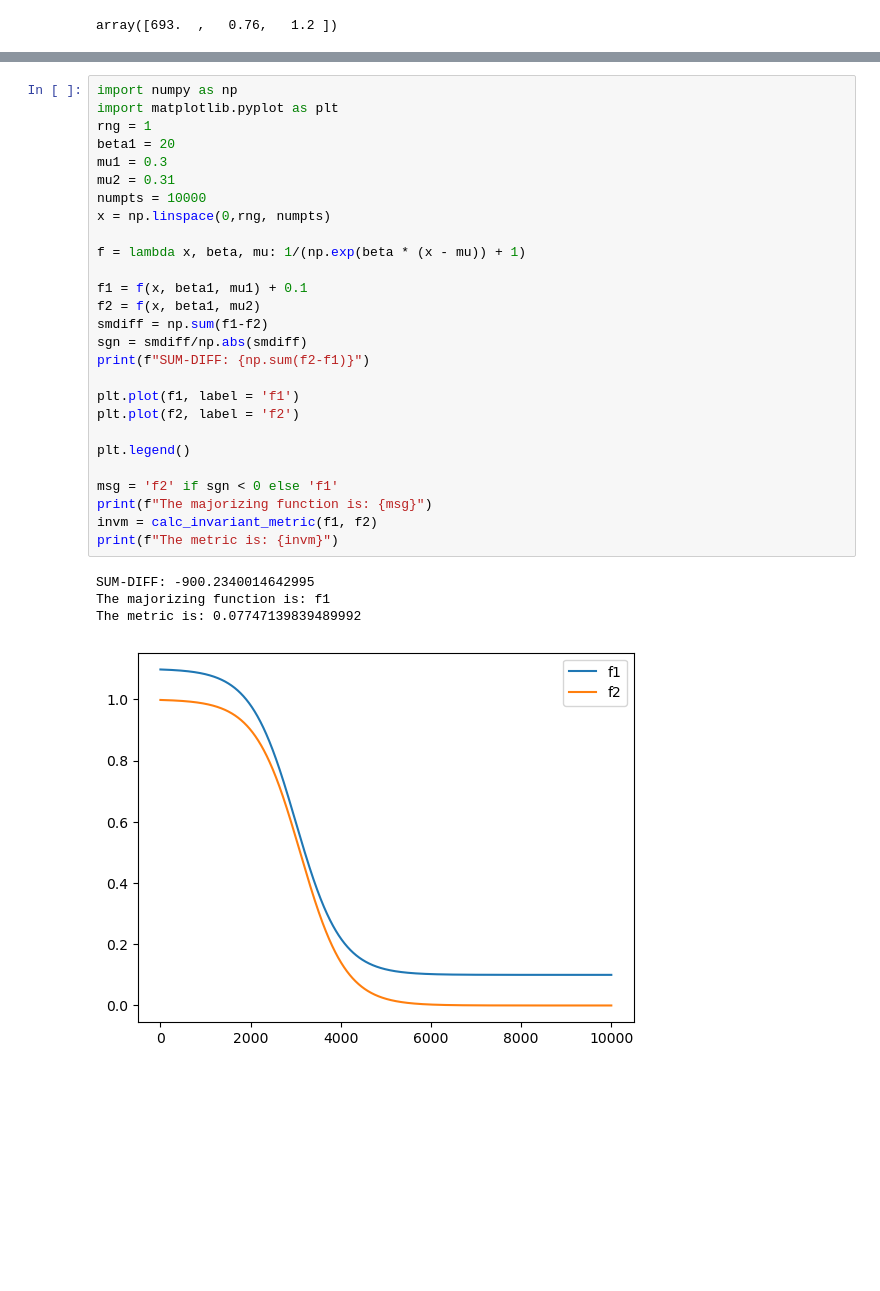
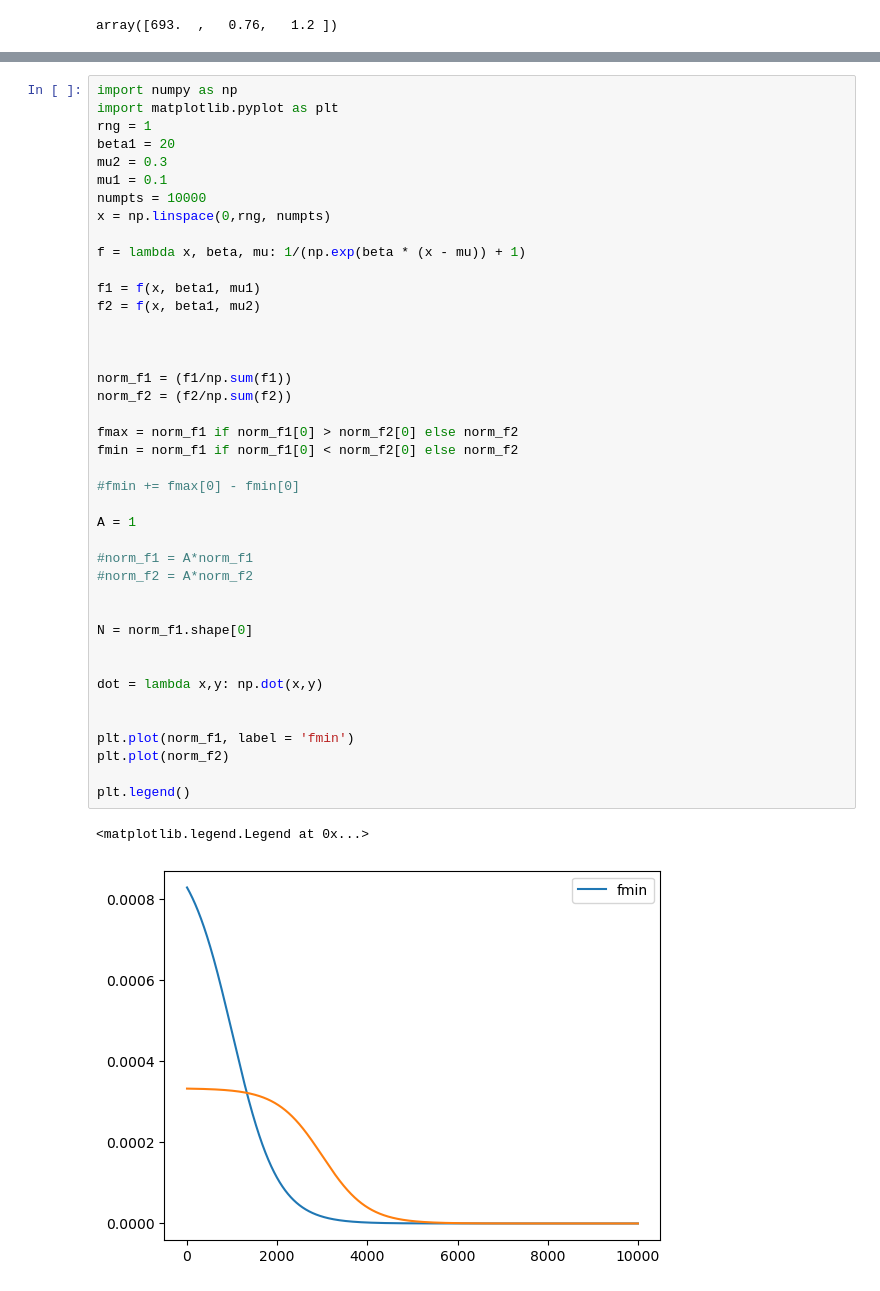
Before and after one commit to polianahp/Nonlocality-of-local-Andreev-conductances-as-a-probe-for-topological-Majorana-wires, a Jupyter notebook: plotting.ipynb, the cells around one changed output, grey strips where cells are left out. Cells and saved outputs as stored; diff of their text form; blank space fills up the shorter version.

```diff
--- a/plotting.ipynb
+++ b/plotting.ipynb
@@ -509,33 +533,45 @@ array([  0.        ,   4.08163265,   8.16326531,  12.24489796,
 # %%
 import numpy as np
 import matplotlib.pyplot as plt
 rng = 1
 beta1 = 20
-mu1 = 0.3
-mu2 = 0.31
+mu2 = 0.3
+mu1 = 0.1
 numpts = 10000
 x = np.linspace(0,rng, numpts)
 
 f = lambda x, beta, mu: 1/(np.exp(beta * (x - mu)) + 1)
 
-f1 = f(x, beta1, mu1) + 0.1
+f1 = f(x, beta1, mu1)
 f2 = f(x, beta1, mu2)
-smdiff = np.sum(f1-f2)
-sgn = smdiff/np.abs(smdiff)
-print(f"SUM-DIFF: {np.sum(f2-f1)}")
 
-plt.plot(f1, label = 'f1')
-plt.plot(f2, label = 'f2')
+
+
+norm_f1 = (f1/np.sum(f1))
+norm_f2 = (f2/np.sum(f2))
+
+fmax = norm_f1 if norm_f1[0] > norm_f2[0] else norm_f2
+fmin = norm_f1 if norm_f1[0] < norm_f2[0] else norm_f2
+
+#fmin += fmax[0] - fmin[0]
+
+A = 1
+
+#norm_f1 = A*norm_f1
+#norm_f2 = A*norm_f2
+
+
+N = norm_f1.shape[0]
+
+
+dot = lambda x,y: np.dot(x,y)
+
+
+plt.plot(norm_f1, label = 'fmin')
+plt.plot(norm_f2)
 
 plt.legend()
-
-msg = 'f2' if sgn < 0 else 'f1'
-print(f"The majorizing function is: {msg}")
-invm = calc_invariant_metric(f1, f2)
-print(f"The metric is: {invm}")
 # %% [output]
-SUM-DIFF: -900.2340014642995
-The majorizing function is: f1
-The metric is: 0.07747139839489992
+<matplotlib.legend.Legend at 0x...>
-[figure, old version]
+[figure, new version]
 # %%
```
Also changed, not shown: parts of 11 cells of this notebook, 3 other files.
